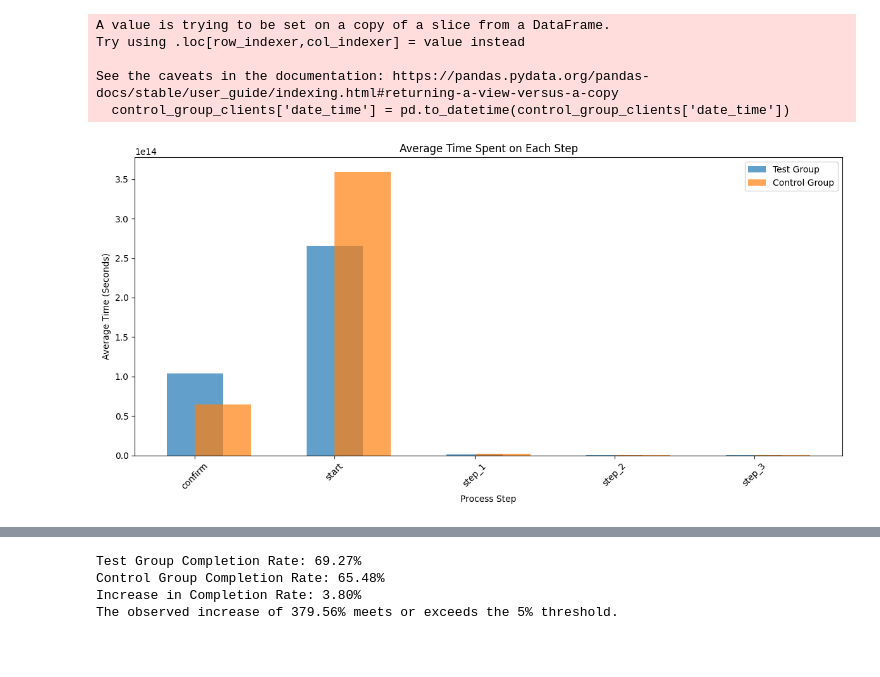
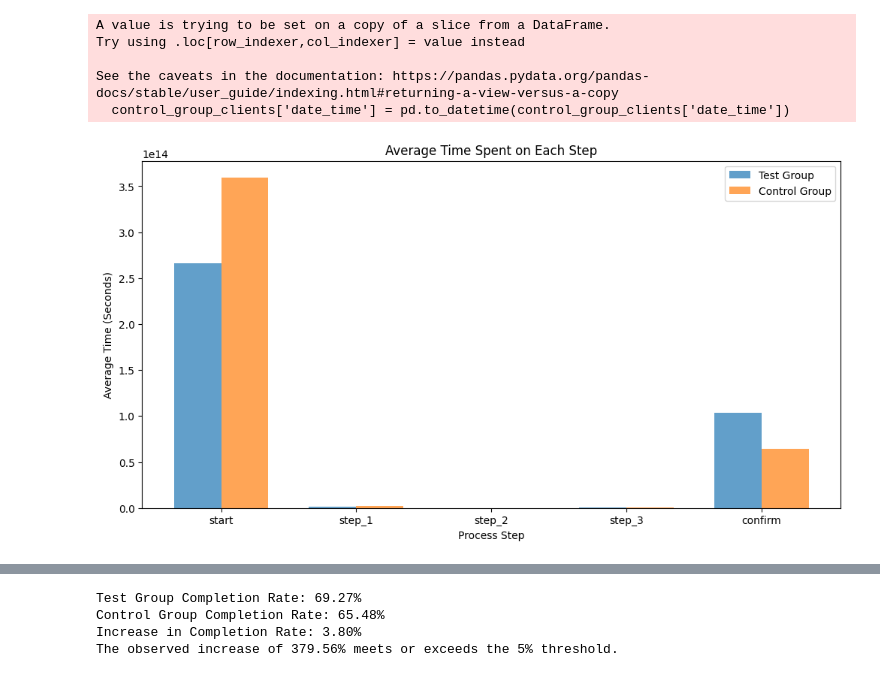
Before and after one commit to mirajkarsneha/vanguard-ab-test, a Jupyter notebook: kpis.ipynb, the cells around one changed output, grey strips where cells are left out. Cells and saved outputs as stored; diff of their text form; code cells hidden in the pictures; blank space fills up the shorter version.

```diff
--- a/kpis.ipynb
+++ b/kpis.ipynb
@@ -101,26 +103,30 @@ Try using .loc[row_indexer,col_indexer] = value instead
 
 See the caveats in the documentation: https://pandas.pydata.org/pandas-docs/stable/user_guide/indexing.html#returning-a-view-versus-a-copy
   control_group_clients['date_time'] = pd.to_datetime(control_group_clients['date_time'])
-# %%
-# Plotting the average time spent on each step
-plt.figure(figsize=(12, 6))
-
-# Create a bar plot
-plt.bar(test_group_average_time_per_step.index, test_group_average_time_per_step, width=0.4, label='Test Group', alpha=0.7)
-plt.bar(control_group_average_time_per_step.index, control_group_average_time_per_step, width=0.4, label='Control Group', alpha=0.7, align='edge')
-
-# Adding labels and title
-plt.xlabel('Process Step')
-plt.ylabel('Average Time (Seconds)')
-plt.title('Average Time Spent on Each Step')
-plt.legend()
-
-# Show the plot
-plt.xticks(rotation=45)
-plt.tight_layout()
-plt.show()
-# %% [output]
-[figure, removed]
+# %%
+import matplotlib.pyplot as plt
+import numpy as np
+
+# Assuming test_group_average_time_per_step and control_group_average_time_per_step are already defined
+new_order = ['start', 'step_1', 'step_2', 'step_3', 'confirm']
+
+test_group_average_time_per_step = test_group_average_time_per_step.reindex(new_order).fillna(0)
+control_group_average_time_per_step = control_group_average_time_per_step.reindex(new_order).fillna(0)
+
+plt.figure(figsize=(12, 6))
+x = np.arange(len(new_order))
+
+plt.bar(x - bar_width/2, test_group_average_time_per_step, width=bar_width, label='Test Group', alpha=0.7)
+plt.bar(x + bar_width/2, control_group_average_time_per_step, width=bar_width, label='Control Group', alpha=0.7)
+
+plt.xlabel('Process Step')
+plt.ylabel('Average Time (Seconds)')
+plt.title('Average Time Spent on Each Step')
+plt.xticks(x, new_order)  # Set x-ticks to the process step names
+plt.legend()
+plt.show()
+# %% [output]
+[figure, added]
 # %%
 #########Error Rates: If there’s a step where users go back to a previous step, it may indicate confusion or an error.
 ########You should consider moving from a later step to an earlier one as an error.
```
Also changed, not shown: parts of 5 cells of this notebook, 2 other files.
